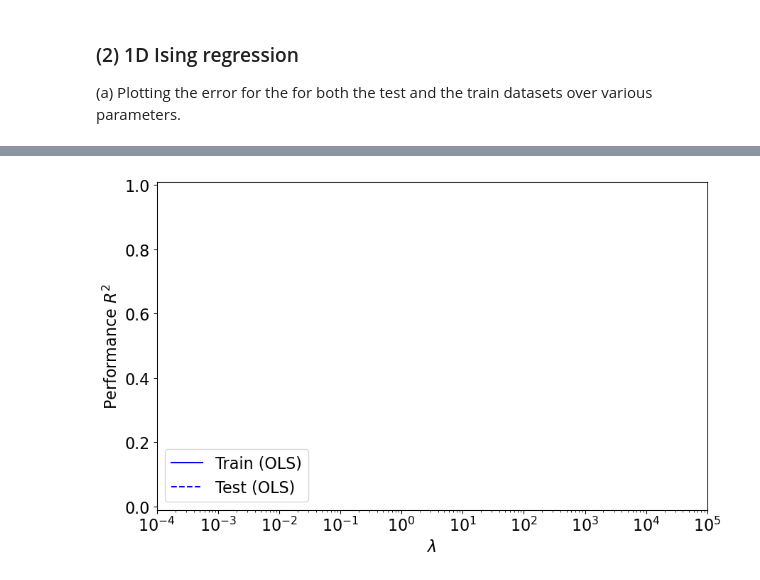
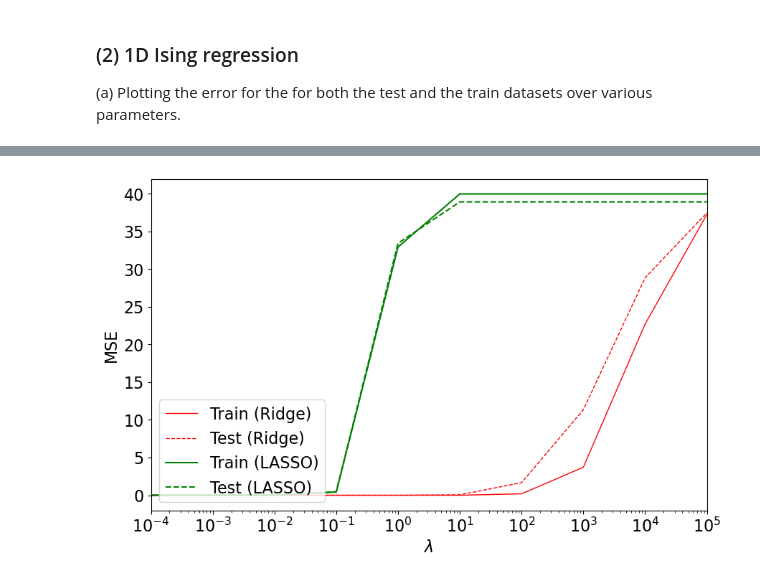
Before and after one commit to harveydgb/M1-Scripts, a Jupyter notebook: Problem class/M1 PS-2.ipynb, the cells around one changed output, grey strips where cells are left out. Cells and saved outputs as stored; diff of their text form; code cells hidden in the pictures.

```diff
--- a/Problem class/M1 PS-2.ipynb
+++ b/Problem class/M1 PS-2.ipynb
@@ -263,7 +263,7 @@ states=states.reshape((shape[0],shape[1]*shape[2]))
 Data=[states,energies]
 # %%
 # define number of samples
-n_samples=500
+n_samples=1000
 # define train and test data sets
 X_train=Data[0][:n_samples]
 Y_train=Data[1][:n_samples] #+ np.random.normal(0,4.0,size=X_train.shape[0])
@@ -310,19 +349,23 @@ train_errors_leastsq, test_errors_leastsq
 # %%
-# Plot our performance on both the training and test data
-plt.semilogx(lmbdas, train_errors_leastsq, 'b',label='Train (OLS)')
-plt.semilogx(lmbdas, test_errors_leastsq,'--b',label='Test (OLS)')
+# # Plot our performance on both the training and test data
+# plt.semilogx(lmbdas, train_errors_leastsq, 'b',label='Train (OLS)')
+# plt.semilogx(lmbdas, test_errors_leastsq,'--b',label='Test (OLS)')
+plt.semilogx(lmbdas, train_errors_ridge,'r',label='Train (Ridge)',linewidth=1)
+plt.semilogx(lmbdas, test_errors_ridge,'--r',label='Test (Ridge)',linewidth=1)
+plt.semilogx(lmbdas, train_errors_lasso, 'g',label='Train (LASSO)')
+plt.semilogx(lmbdas, test_errors_lasso, '--g',label='Test (LASSO)')
 
 fig = plt.gcf()
 fig.set_size_inches(10.0, 6.0)
 
 #plt.vlines(alpha_optim, plt.ylim()[0], np.max(test_errors), color='k',
 #           linewidth=3, label='Optimum on test')
 plt.legend(loc='lower left',fontsize=16)
-plt.ylim([-0.01, 1.01])
+#plt.ylim([-0.01, 1.01])
 plt.xlim([min(lmbdas), max(lmbdas)])
 plt.xlabel(r'$\lambda$',fontsize=16)
-plt.ylabel('Performance $R^2$',fontsize=16)
+plt.ylabel('MSE',fontsize=16)
 plt.tick_params(labelsize=16)
 plt.show()
 # %% [output]
-[figure, old version]
+[figure, new version]
```
Also changed, not shown: parts of 2 cells of this notebook, 6 other files.
